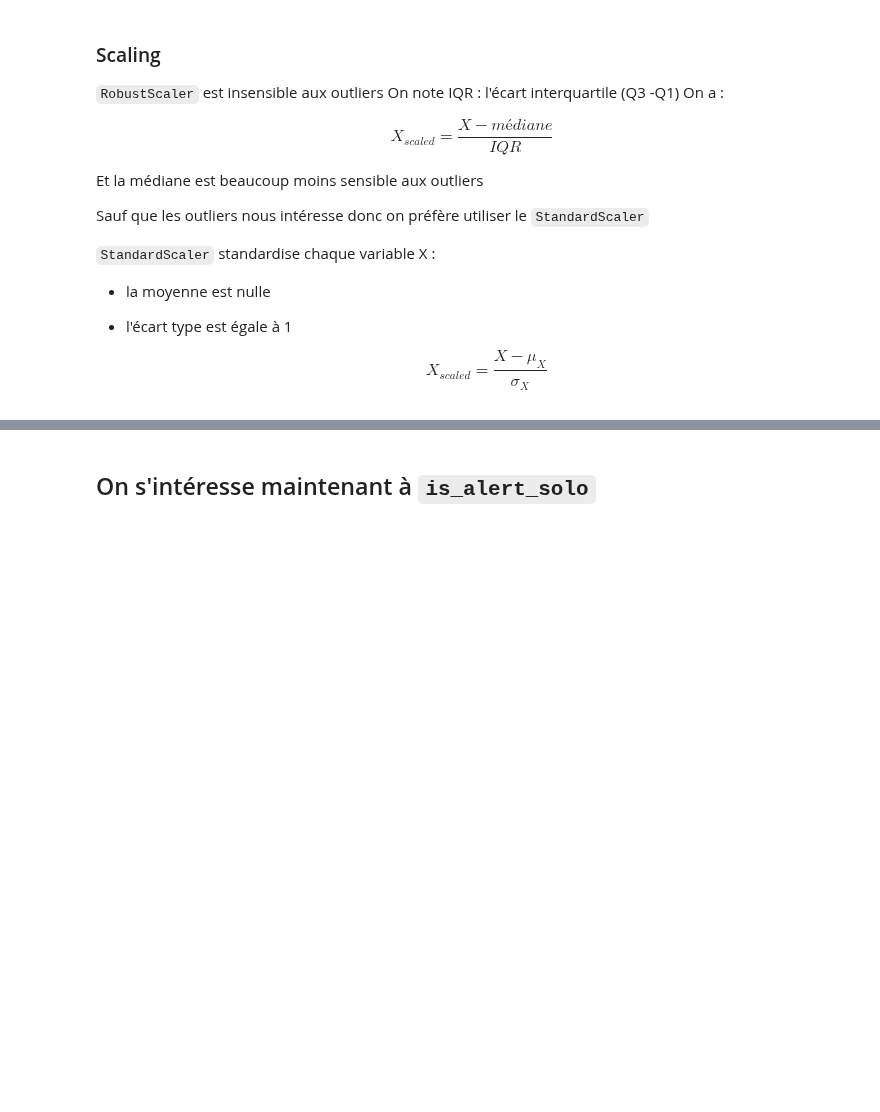
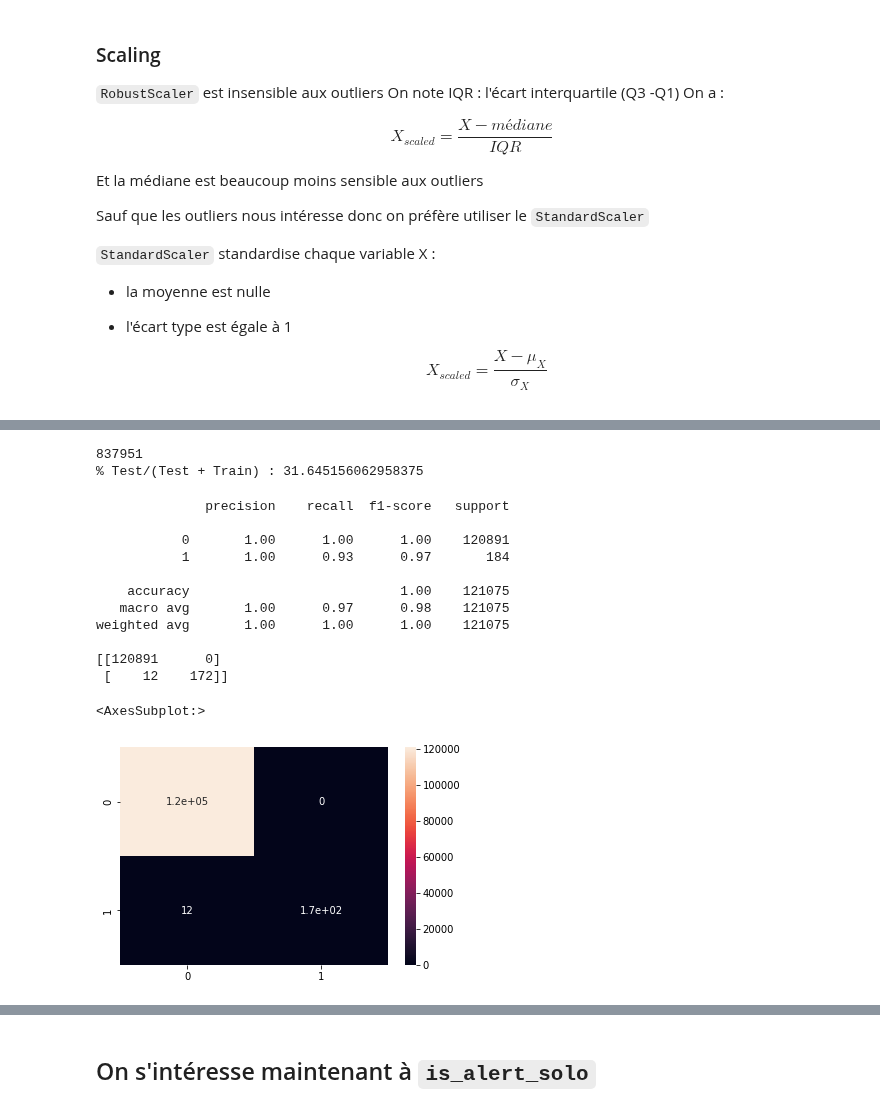
Before and after one commit to CorentinPernot/Statapp, a Jupyter notebook: Notebook/modé.ipynb, the cells around one changed output, grey strips where cells are left out. Saved outputs shown, nothing was run; the diff lists cells and outputs as text; code cells hidden in the pictures; blank space fills up the shorter version.

```diff
--- a/Notebook/modé.ipynb
+++ b/Notebook/modé.ipynb
@@ -91,10 +91,12 @@ variables_to_keep = ['tx_amount','timestamp', 'tx_type',
        'ecarts_tx_received_A','ecarts_tx_received_B',
        'ecarts_tx_sent_A', 'ecarts_tx_sent_B',
 
+       'sender_bank_id','receiver_bank_id',
+
        'is_alert_solo', 'is_alert_pooled']
 
-variables_to_drop = ['tx_id', 'sender_account_id', 'receiver_account_id','sender_bank_id', 'sender_first_name',
-       'sender_last_name', 'sender_zip_code', 'receiver_bank_id', 'receiver_first_name',
+variables_to_drop = ['tx_id', 'sender_account_id', 'receiver_account_id', 'sender_first_name',
+       'sender_last_name', 'sender_zip_code', 'receiver_first_name',
        'receiver_last_name', 'receiver_zip_code']
 
 df_bis=df[variables_to_keep].copy()
@@ -450,0 +524,48 @@ display(resultats)
+# %%
+#On fixe la date initiale
+time = datetime.datetime(2019, 5, 16)
+#On fixe l'horizon
+delta= 200
+
+#On enlève les différentes banques
+df3 = df_bis2[(df_bis2['sender_bank_id']== 0 )|((df_bis2['receiver_bank_id'] == 0 ))]
+
+print(len(df3))
+
+X_train, X_test, y_train, y_test = train_test_split_time(df3,time,delta)
+
+
+X_t= X_train.copy()
+
+scaler = StandardScaler()
+
+X_train = scaler.fit_transform(X_train) #fit_transform is a easy way to do the following normally
+X_test= scaler.transform(X_test)
+# %% [output]
+837951
+% Test/(Test + Train) : 31.645156062958375
+# %%
+model = RandomForestClassifier(n_estimators=50, max_depth=10 )
+#model = LogisticRegression()
+
+model.fit(X_train, y_train)
+
+predictions= model.predict(X_test)
+
+print(classification_report(y_test,predictions))
+print(confusion_matrix(y_test,predictions))
+sns.heatmap(confusion_matrix(y_test,predictions),annot=True)
+# %% [output]
+              precision    recall  f1-score   support
+
+           0       1.00      1.00      1.00    120891
+           1       1.00      0.93      0.97       184
+
+    accuracy                           1.00    121075
+   macro avg       1.00      0.97      0.98    121075
+weighted avg       1.00      1.00      1.00    121075
+
+[[120891      0]
+ [    12    172]]
+<AxesSubplot:>
+[figure, added]
```
Also changed, not shown: parts of 17 cells of this notebook.
